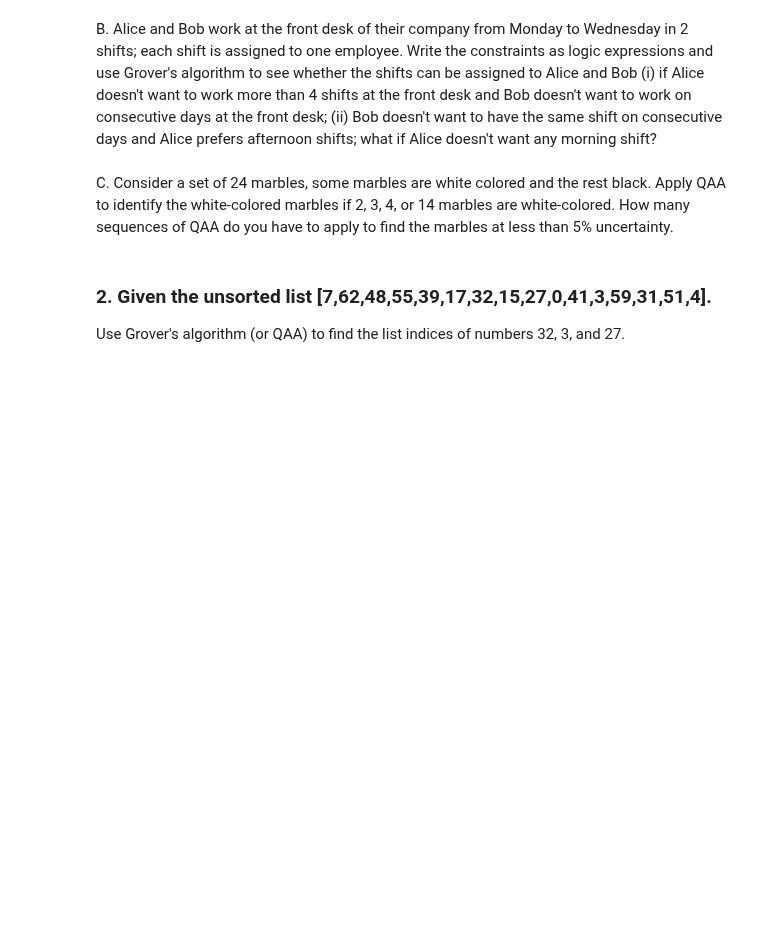
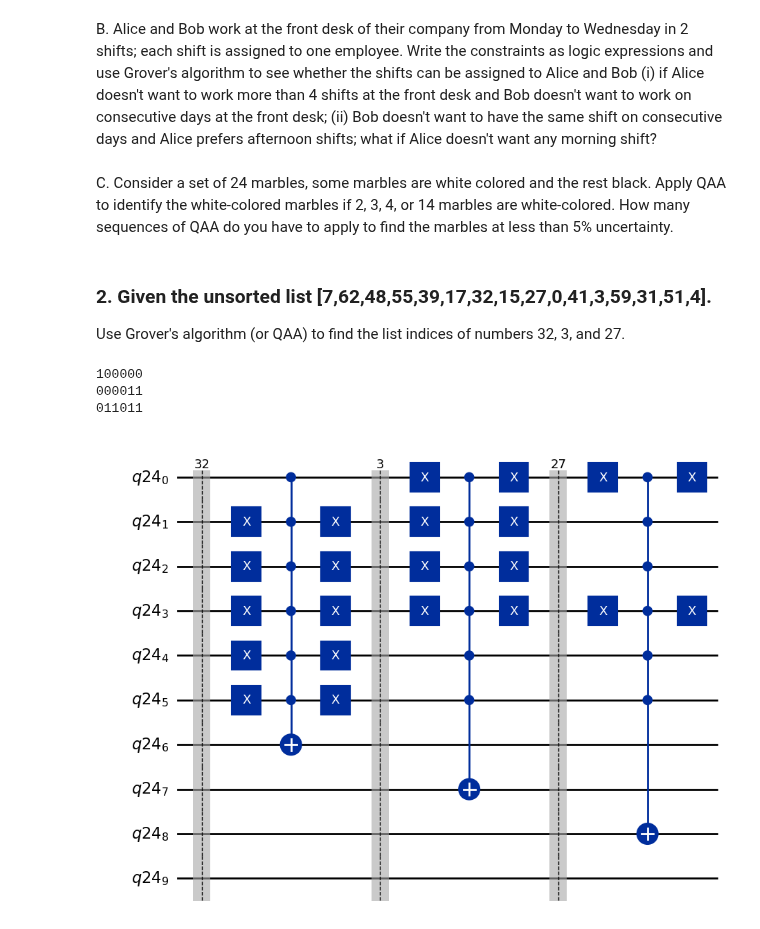
Before and after one commit to elijahkin/amsc698k, a Jupyter notebook: hw4/hw4.ipynb, the cells around one changed output. Drawn from its saved outputs; the diff is of its cells as text; code cells hidden in the pictures; blank space fills up the shorter version.

Commit message:
Oracle of all 3 numbers for Q2

```diff
--- a/hw4/hw4.ipynb
+++ b/hw4/hw4.ipynb
@@ -175,0 +165,33 @@ N = 4
+# %%
+# TODO
+# Want to find 32, 3, and 27.
+# Looking for the list indicides
+N = 6 # for numbers up to 64
+
+# create an oracle for each number in binary
+def list_oracle(q, n = [32, 3, 27]):
+    circ = QuantumCircuit(q)
+    for i in range(len(n)):
+        b = format(n[i], f'0{N}b')
+        print(b)
+        circ.barrier(label=f"{n[i]}")
+
+        for j in range(N):
+            if b[j] == '0':
+                circ.x(q[j])
+
+        circ.mcx(q[0:N], q[N + i])
+
+        for j in range(N):
+            if b[j] == '0':
+                circ.x(q[j])
+    return circ
+# %%
+oracle_list = QuantumRegister(10)
+oracle_list = list_oracle(oracle_list)
+oracle_list.draw(output = 'mpl', plot_barriers=True)
+# %% [output]
+100000
+000011
+011011
+[figure, added]
```
Also changed, not shown: parts of 4 cells of this notebook.
